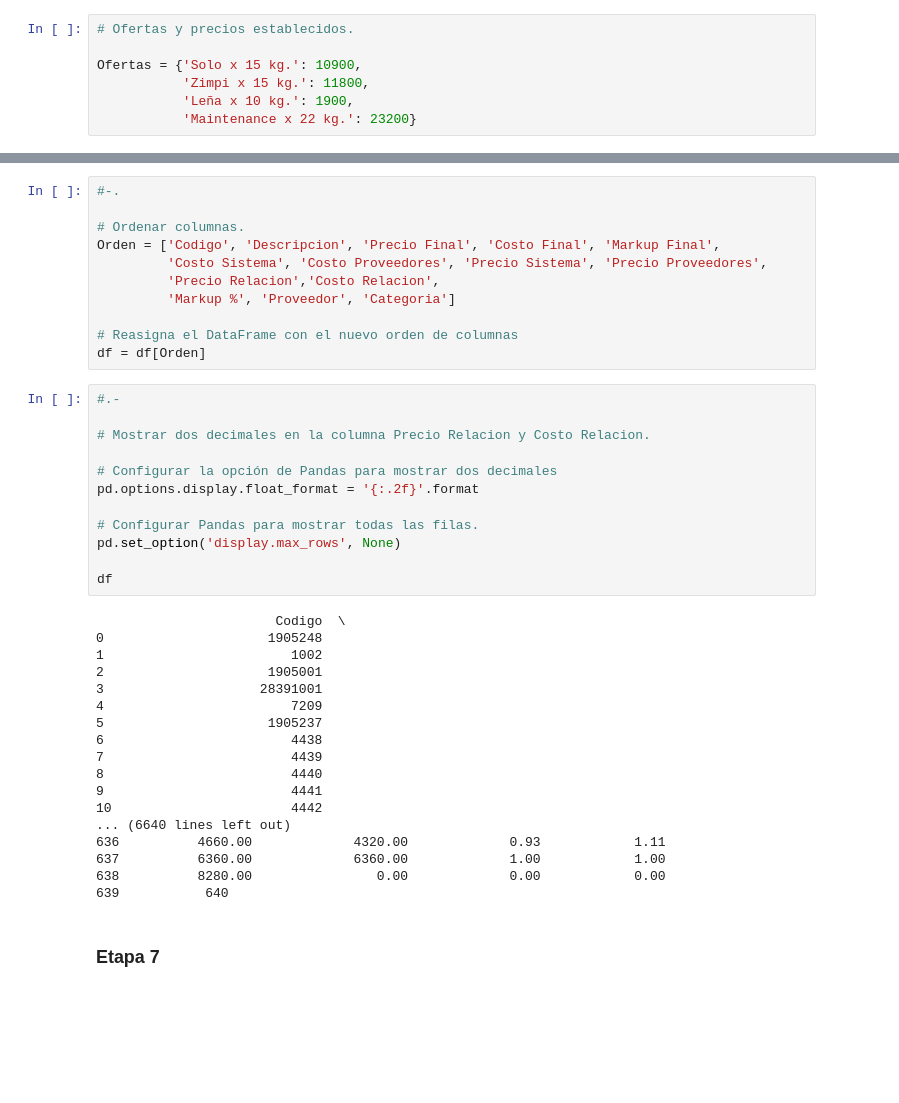
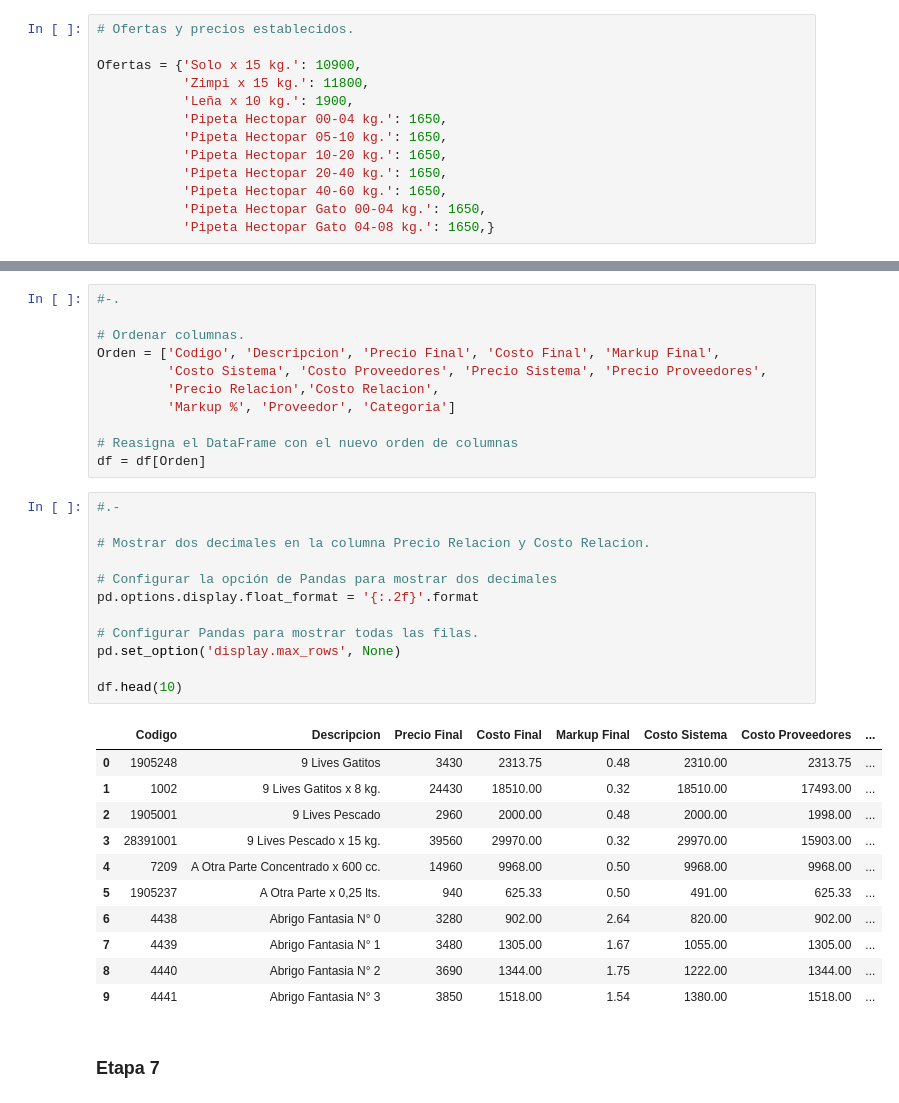
Before and after one commit to Rogoyin/Forrager, a Jupyter notebook: Originals/Precios/2. Cálculo de precios finales.ipynb, the cells around one changed output, grey strips where cells are left out. Cells and saved outputs as stored; diff of their text form; blank space fills up the shorter version.

```diff
--- a/Originals/Precios/2. Cálculo de precios finales.ipynb
+++ b/Originals/Precios/2. Cálculo de precios finales.ipynb
@@ -30,7 +30,13 @@ from openpyxl.worksheet.worksheet import Worksheet
 Ofertas = {'Solo x 15 kg.': 10900,
            'Zimpi x 15 kg.': 11800,
            'Leña x 10 kg.': 1900,
-           'Maintenance x 22 kg.': 23200}
+           'Pipeta Hectopar 00-04 kg.': 1650,
+           'Pipeta Hectopar 05-10 kg.': 1650,
+           'Pipeta Hectopar 10-20 kg.': 1650,
+           'Pipeta Hectopar 20-40 kg.': 1650,
+           'Pipeta Hectopar 40-60 kg.': 1650,
+           'Pipeta Hectopar Gato 00-04 kg.': 1650,
+           'Pipeta Hectopar Gato 04-08 kg.': 1650,}
 # %% [markdown]
 ### Etapa 0
 # %%
@@ -521,33 +527,27 @@ df = df[Orden]
 # %%
 #.-
 
 # Mostrar dos decimales en la columna Precio Relacion y Costo Relacion.
 
 # Configurar la opción de Pandas para mostrar dos decimales
 pd.options.display.float_format = '{:.2f}'.format
 
 # Configurar Pandas para mostrar todas las filas.
 pd.set_option('display.max_rows', None)
 
-df
+df.head(10)
 # %% [output]
-                       Codigo  \
-0                     1905248
-1                        1002
-2                     1905001
-3                    28391001
-4                        7209
-5                     1905237
-6                        4438
-7                        4439
-8                        4440
-9                        4441
-10                       4442
-... (6640 lines left out)
-636          4660.00             4320.00             0.93            1.11
-637          6360.00             6360.00             1.00            1.00
-638          8280.00                0.00             0.00            0.00
-639           640
+|  | Codigo | Descripcion | Precio Final | Costo Final | Markup Final | Costo Sistema | Costo Proveedores | ... |
+| 0 | 1905248 | 9 Lives Gatitos | 3430 | 2313.75 | 0.48 | 2310.00 | 2313.75 | ... |
+| 1 | 1002 | 9 Lives Gatitos x 8 kg. | 24430 | 18510.00 | 0.32 | 18510.00 | 17493.00 | ... |
+| 2 | 1905001 | 9 Lives Pescado | 2960 | 2000.00 | 0.48 | 2000.00 | 1998.00 | ... |
+| 3 | 28391001 | 9 Lives Pescado x 15 kg. | 39560 | 29970.00 | 0.32 | 29970.00 | 15903.00 | ... |
+| 4 | 7209 | A Otra Parte Concentrado x 600 cc. | 14960 | 9968.00 | 0.50 | 9968.00 | 9968.00 | ... |
+| 5 | 1905237 | A Otra Parte x 0,25 lts. | 940 | 625.33 | 0.50 | 491.00 | 625.33 | ... |
+| 6 | 4438 | Abrigo Fantasia N° 0 | 3280 | 902.00 | 2.64 | 820.00 | 902.00 | ... |
+| 7 | 4439 | Abrigo Fantasia N° 1 | 3480 | 1305.00 | 1.67 | 1055.00 | 1305.00 | ... |
+| 8 | 4440 | Abrigo Fantasia N° 2 | 3690 | 1344.00 | 1.75 | 1222.00 | 1344.00 | ... |
+| 9 | 4441 | Abrigo Fantasia N° 3 | 3850 | 1518.00 | 1.54 | 1380.00 | 1518.00 | ... |
 # %% [markdown]
 ### Etapa 7
 # %%
```
Also changed, not shown: parts of 1 cell of this notebook, 5 other files.
